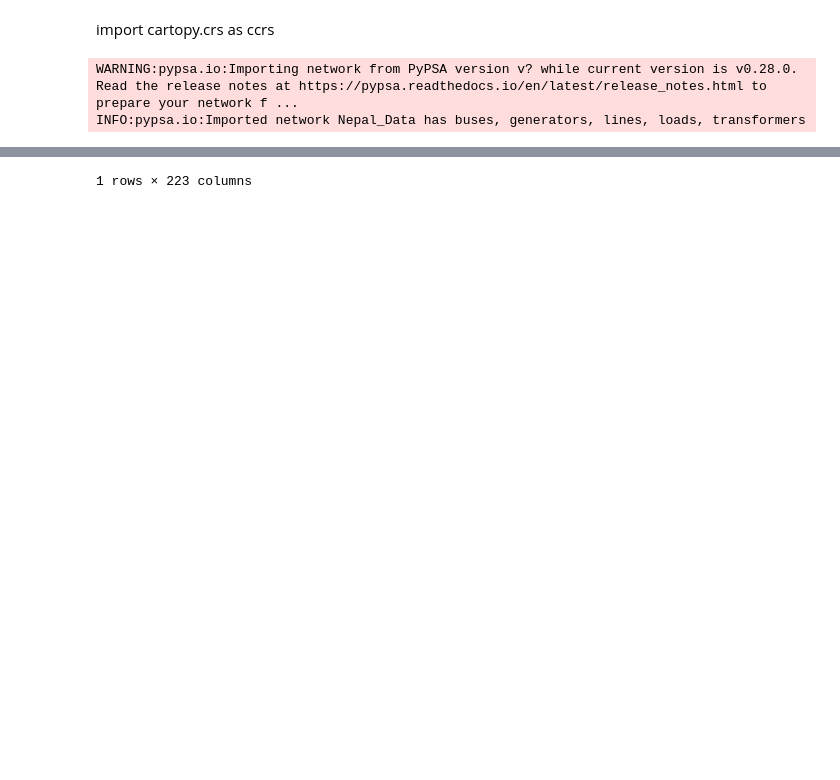
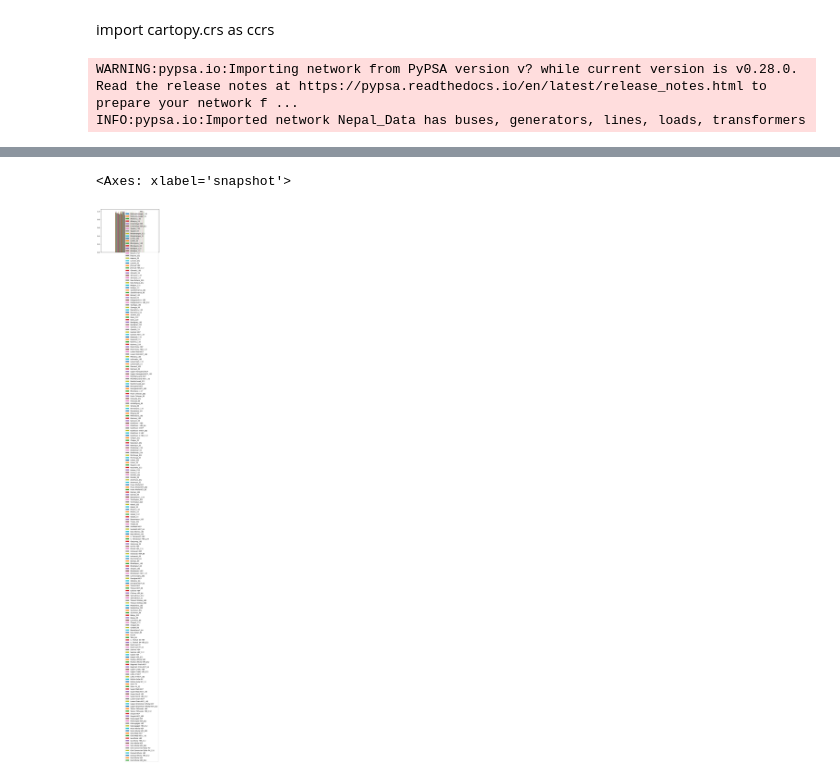
Before and after one commit to deependran7/INPS-Load-Flow-DataSet, a Jupyter notebook: load_flow_analysis.ipynb, the cells around one changed output, grey strips where cells are left out. Saved outputs shown, nothing was run; the diff lists cells and outputs as text; code cells hidden in the pictures; blank space fills up the shorter version.

```diff
--- a/load_flow_analysis.ipynb
+++ b/load_flow_analysis.ipynb
@@ -29,5 +29,5 @@ INFO:pypsa.pf:Newton-Raphson solved in 5 iterations with error of 0.000000 in 0.
  snapshot
  now         True}
 # %%
-network.buses_t.p
+network.buses_t.v_mag_pu.plot.bar()
 # %% [output]
@@ -37 +34,2 @@ network.buses_t.p
-1 rows × 223 columns
+<Axes: xlabel='snapshot'>
+[figure, added]
```
Also changed, not shown: parts of 5 cells of this notebook.
